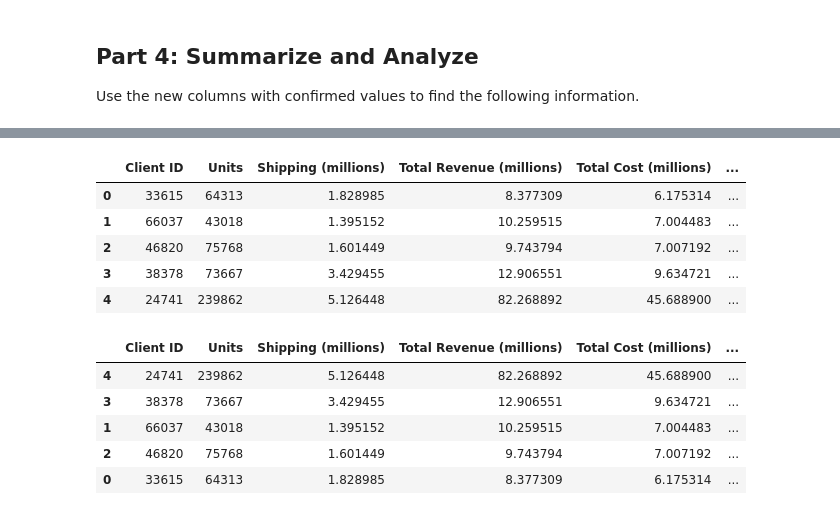
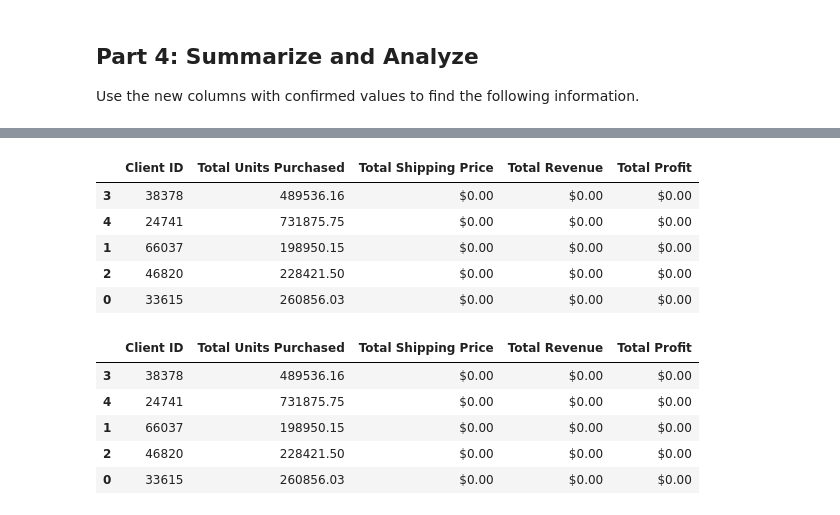
Before and after one commit to MichaelSheveland/pandas-challenge-1, a Jupyter notebook: Starter_Code/wholesale_data_analysis_starter_code.ipynb, the cells around one changed output, grey strips where cells are left out. Cells and saved outputs as stored; diff of their text form; code cells hidden in the pictures.

```diff
--- a/Starter_Code/wholesale_data_analysis_starter_code.ipynb
+++ b/Starter_Code/wholesale_data_analysis_starter_code.ipynb
@@ -91,3 +103,4 @@ Name: count, dtype: int64
 Do we know that this client spent the more money than client 66037? If not, how would we find out? Transform the data using the steps below to prepare it for analysis.
 # %%
 # Create a column that calculates the subtotal for each line using the unit_price and the qty
+df['subtotal'] = df['unit_price'] * df['qty']
@@ -122,3 +176,5 @@ Do we know that this client spent the more money than client 66037? If not, how
 # %%
 # Create a column for the profit of each line using line cost and line price
+print(df)
+df['line_profit'] = df['total_price'] - df['line_cost']
 # %% [output]
@@ -156,4 +280,25 @@ Use the new columns with confirmed values to find the following information.
 # %%
 # Create a summary DataFrame showing the totals for the for the top 5 clients with the following information:
 # total units purchased, total shipping price, total revenue, and total profit.
+
+top5clients = list(df['client_id'].value_counts().head(5).index)
+summary_data = []
+
+for client_id in top5clients:
+    client_data = df[df['client_id'] == client_id]
+    qty = client_data['total_weight'].sum()
+    total_shipping_price = client_data['shipping_price'].sum()
+    total_revenue = client_data['total_price'].sum()
+    total_profit = total_revenue - total_cost
+
+    summary_data.append({
+        'Client ID': client_id,
+        'Total Units Purchased': qty,
+        'Total Shipping Price': total_shipping_price,
+        'Total Revenue': total_revenue,
+        'Total Profit': total_profit
+    })
+
+summary_df = pd.DataFrame(summary_data)
+summary_df
 # %% [output]
@@ -166,29 +311,44 @@ Use the new columns with confirmed values to find the following information.
 # %%
 # Format the data and rename the columns to names suitable for presentation.
+summary_df['Total Shipping Price'] = summary_df['Total Shipping Price'].replace('[\$,]', '', regex=True).astype(float)
+summary_df['Total Revenue'] = summary_df['Total Revenue'].replace('[\$,]', '', regex=True).astype(float)
+summary_df['Total Profit'] = summary_df['Total Profit'].replace('[\$,]', '', regex=True).astype(float)
+
 
 # Define the money columns.
-
-
-# Define a function that converts a dollar amount to millions.
+# # Define a function that converts a dollar amount to millions.
+summary_df['Total Shipping Price'] = summary_df['Total Shipping Price'] / 1000000
+summary_df['Total Revenue'] = summary_df['Total Revenue'] / 1000000
+summary_df['Total Profit'] = summary_df['Total Profit'] / 1000000
 
 
 # Apply the currency_format_millions function to only the money columns.
-
+money_columns = ['Total Shipping Price', 'Total Revenue', 'Total Profit']
+summary_df[money_columns] = summary_df[money_columns].applymap('${:,.2f}'.format)
 
 # Rename the columns to reflect the change in the money format.
+summary_df = summary_df.rename(columns={'client_id': 'Client ID', 'qty': 'Total Units Purchased', 'shipping_price': 'Total Shipping Price', 'total_price': 'Total Revenue', 'total_profit': 'Total Profit'})
+
+# Sort by total profit in descending order
+summary_df = summary_df.sort_values(by='Total Profit', ascending=False)
+
+summary_df
 # %% [output]
-|  | Client ID | Units | Shipping (millions) | Total Revenue (millions) | Total Cost (millions) | ... |
-| 0 | 33615 | 64313 | 1.828985 | 8.377309 | 6.175314 | ... |
-| 1 | 66037 | 43018 | 1.395152 | 10.259515 | 7.004483 | ... |
-| 2 | 46820 | 75768 | 1.601449 | 9.743794 | 7.007192 | ... |
-| 3 | 38378 | 73667 | 3.429455 | 12.906551 | 9.634721 | ... |
-| 4 | 24741 | 239862 | 5.126448 | 82.268892 | 45.688900 | ... |
+|  | Client ID | Total Units Purchased | Total Shipping Price | Total Revenue | Total Profit |
+| 3 | 38378 | 489536.16 | $0.00 | $0.00 | $0.00 |
+| 4 | 24741 | 731875.75 | $0.00 | $0.00 | $0.00 |
+| 1 | 66037 | 198950.15 | $0.00 | $0.00 | $0.00 |
+| 2 | 46820 | 228421.50 | $0.00 | $0.00 | $0.00 |
+| 0 | 33615 | 260856.03 | $0.00 | $0.00 | $0.00 |
 # %%
 # Sort the updated data by "Total Profit (millions)" form highest to lowest and assign the sort to a new DatFrame.
+sorted_summary_df = summary_df.sort_values(by='Total Profit', ascending=False)
+
+sorted_summary_df
 # %% [output]
-|  | Client ID | Units | Shipping (millions) | Total Revenue (millions) | Total Cost (millions) | ... |
-| 4 | 24741 | 239862 | 5.126448 | 82.268892 | 45.688900 | ... |
-| 3 | 38378 | 73667 | 3.429455 | 12.906551 | 9.634721 | ... |
-| 1 | 66037 | 43018 | 1.395152 | 10.259515 | 7.004483 | ... |
-| 2 | 46820 | 75768 | 1.601449 | 9.743794 | 7.007192 | ... |
-| 0 | 33615 | 64313 | 1.828985 | 8.377309 | 6.175314 | ... |
+|  | Client ID | Total Units Purchased | Total Shipping Price | Total Revenue | Total Profit |
+| 3 | 38378 | 489536.16 | $0.00 | $0.00 | $0.00 |
+| 4 | 24741 | 731875.75 | $0.00 | $0.00 | $0.00 |
+| 1 | 66037 | 198950.15 | $0.00 | $0.00 | $0.00 |
+| 2 | 46820 | 228421.50 | $0.00 | $0.00 | $0.00 |
+| 0 | 33615 | 260856.03 | $0.00 | $0.00 | $0.00 |
```
Also changed, not shown: parts of 16 cells of this notebook.
